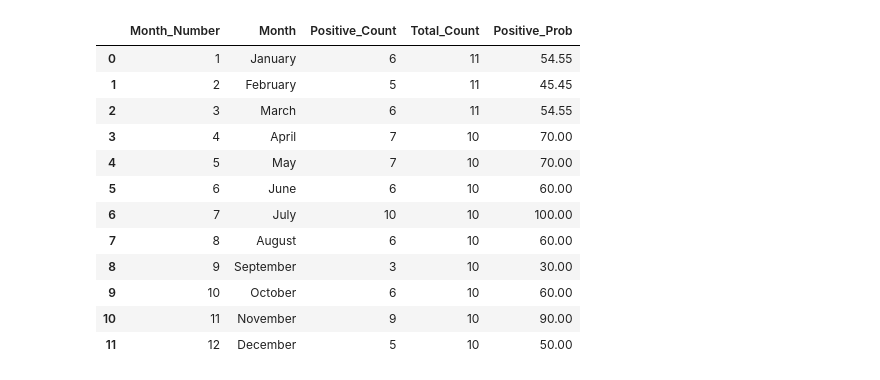
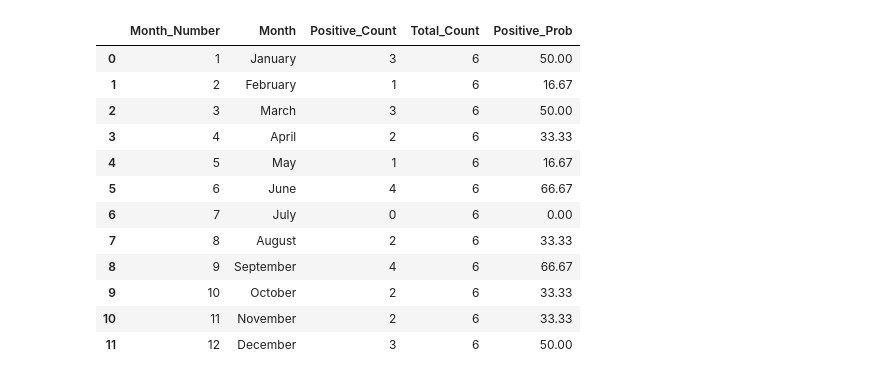
Before and after one commit to OwenNam001/project1_group1, a Jupyter notebook: StockAnalysis/Year_Monthly_Profits_Jun.ipynb, the cells around one changed output. Cells and saved outputs as stored; diff of their text form; code cells hidden in the pictures.

```diff
--- a/StockAnalysis/Year_Monthly_Profits_Jun.ipynb
+++ b/StockAnalysis/Year_Monthly_Profits_Jun.ipynb
@@ -65,0 +97,31 @@ year_monthly_avg_df
+# %%
+# Monthly Stock Profits dataFrame - 3 (final)
+
+monthly_profit = last_close['Close'] - first_open['Open']
+
+# dataFrame creation
+monthly_profit_df = pd.DataFrame({
+                                    'Year': first_open['Year'],
+                                    'Month_Number': first_open['Month_Number'],
+                                    'Monthly_Profit': monthly_profit
+                                })
+
+# Generate month numbers (1-12)
+month_numbers = list(range(1, 13))
+
+# Use list comprehension to map month numbers to month names
+month_names = [calendar.month_name[month] for month in month_numbers]
+
+# Create the DataFrame
+month_df = pd.DataFrame({
+                            'Month_Number': month_numbers,
+                            'Month': month_names
+                        })
+
+# Merge the DataFrames on 'Month' from monthly_profit_df and 'Month Number' from month_df
+monthly_profit_merge_df = pd.merge(monthly_profit_df, month_df, left_on='Month_Number', right_on='Month_Number', how='left')
+
+monthly_profit_final_df = monthly_profit_merge_df[["Year", "Month", "Month_Number", "Monthly_Profit"]]
+monthly_profit_final_df["Year"] = monthly_profit_final_df["Year"].astype('str')
+
+monthly_profit_final_df
@@ -89,36 +165,36 @@ plt.show()
 # %%
 # Increase Probability for each Month?
 
 # Add a new column to track positive profits
-year_monthly_avg_df['Positive'] = year_monthly_avg_df['Monthly_Profit'] > 0
+monthly_profit_final_df['Positive'] = monthly_profit_final_df['Monthly_Profit'] > 0
 
-grouped = year_monthly_avg_df.groupby(['Month_Number', 'Month'])
+grouped = monthly_profit_final_df.groupby(['Month_Number', 'Month'])
 total_counts = grouped.size()
 positive_counts = grouped['Positive'].sum()
 
 # Combine the results into a DataFrame
 monthly_positive_counts = pd.DataFrame({
                                         'Positive_Count': positive_counts,
                                         'Total_Count': total_counts
                                         }).reset_index()
 
 # Calculate the Probability of positive monthly profits
 monthly_positive_counts['Positive_Prob'] = monthly_positive_counts['Positive_Count'] / monthly_positive_counts['Total_Count'] * 100
 monthly_positive_counts['Positive_Prob'] = monthly_positive_counts['Positive_Prob'].round(2)
 
 
 monthly_positive_counts
 # %% [output]
 |  | Month_Number | Month | Positive_Count | Total_Count | Positive_Prob |
-| 0 | 1 | January | 6 | 11 | 54.55 |
-| 1 | 2 | February | 5 | 11 | 45.45 |
-| 2 | 3 | March | 6 | 11 | 54.55 |
-| 3 | 4 | April | 7 | 10 | 70.00 |
-| 4 | 5 | May | 7 | 10 | 70.00 |
-| 5 | 6 | June | 6 | 10 | 60.00 |
-| 6 | 7 | July | 10 | 10 | 100.00 |
-| 7 | 8 | August | 6 | 10 | 60.00 |
-| 8 | 9 | September | 3 | 10 | 30.00 |
-| 9 | 10 | October | 6 | 10 | 60.00 |
-| 10 | 11 | November | 9 | 10 | 90.00 |
-| 11 | 12 | December | 5 | 10 | 50.00 |
+| 0 | 1 | January | 3 | 6 | 50.00 |
+| 1 | 2 | February | 1 | 6 | 16.67 |
+| 2 | 3 | March | 3 | 6 | 50.00 |
+| 3 | 4 | April | 2 | 6 | 33.33 |
+| 4 | 5 | May | 1 | 6 | 16.67 |
+| 5 | 6 | June | 4 | 6 | 66.67 |
+| 6 | 7 | July | 0 | 6 | 0.00 |
+| 7 | 8 | August | 2 | 6 | 33.33 |
+| 8 | 9 | September | 4 | 6 | 66.67 |
+| 9 | 10 | October | 2 | 6 | 33.33 |
+| 10 | 11 | November | 2 | 6 | 33.33 |
+| 11 | 12 | December | 3 | 6 | 50.00 |
```
Also changed, not shown: parts of 9 cells of this notebook, 2 other files.
